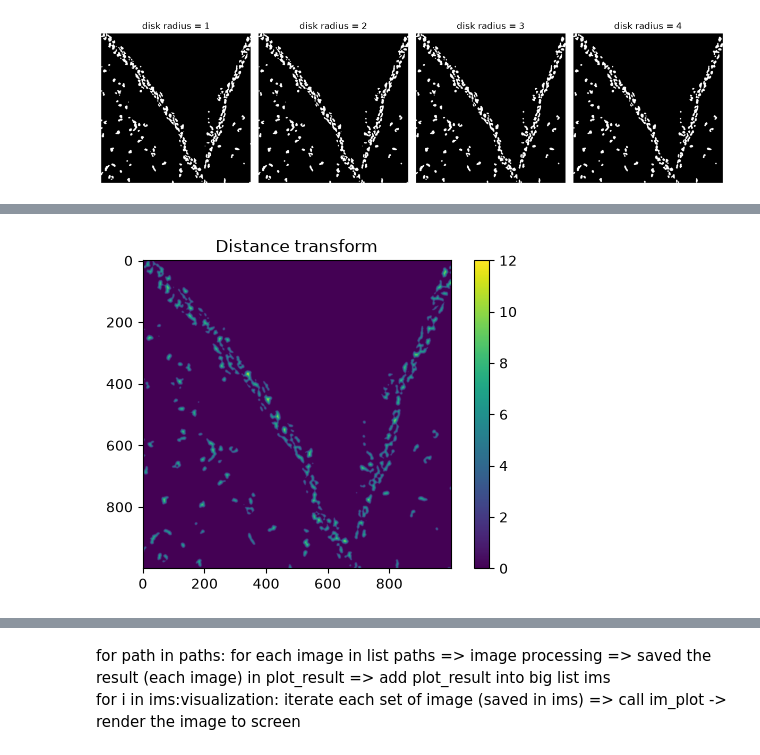
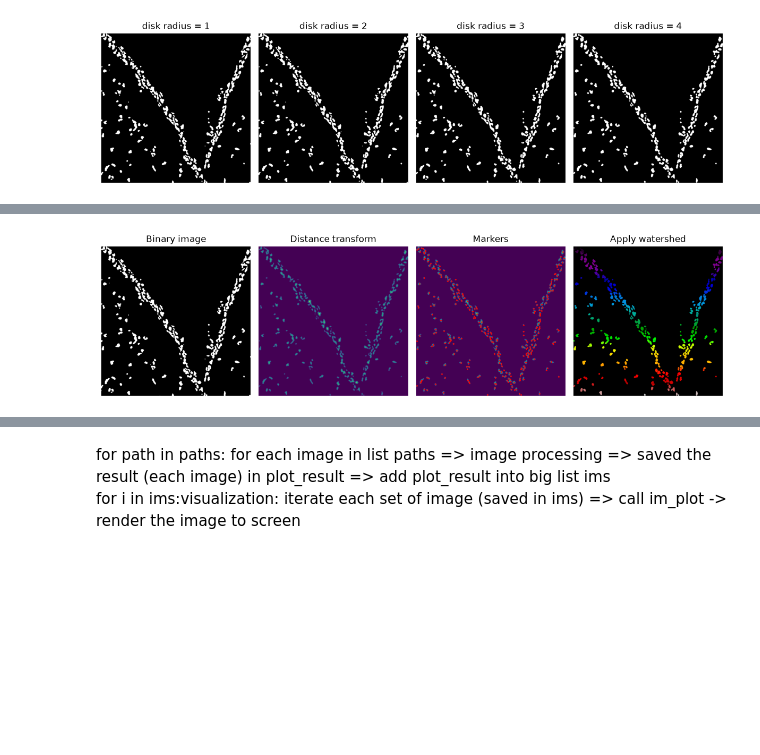
Before and after one commit to nguyennham19001/ISS-sequencing-analysis, a Jupyter notebook: src/iss_decoding/analysis.ipynb, the cells around one changed output, grey strips where cells are left out. Drawn from its saved outputs; the diff is of its cells as text; code cells hidden in the pictures; blank space fills up the shorter version.

Commit message:
clean code and rearrange the saving directory - separate cells. Add markdown for image processing. Filter the nuclei by size.

```diff
--- a/src/iss_decoding/analysis.ipynb
+++ b/src/iss_decoding/analysis.ipynb
@@ -195,6 +198,9 @@ for i, ax in enumerate(axes.flatten()):
     ax.axis('off')
 plt.tight_layout()
 plt.show()
+
+## Choose radius  = 4 for next step
+image_opened = list_image_opened[3]
 # %% [output]
 [figure]
 [figure]
@@ -204,66 +211,32 @@ plt.show()
 # %%
+# Manual watershed
 
-#manual watershed
+## Distance transform
+distance = ndimage.distance_transform_edt(image_opened) #syntax
 
-#distance transform
-distance = ndi.distance_transform_edt(binary_image_triangle) #syntax
-
-plt.figure(figsize=(6,4))
-plt.imshow(distance, cmap='viridis') #show color: low value -> lila, intermediate -> grun, high value -> gelb
-plt.title('Distance transform')
-plt.colorbar()
-plt.show()
-
-#find local maxima
-coords = peak_local_max(distance, min_distance=10, labels=binary_image_triangle)
-
-mask = np.zeros(distance.shape, dtype=bool)
-mask[tuple(coords.T)] = True
+## Find local maxima
+coords = peak_local_max(distance, min_distance= 5, labels=image_opened)
+mask = np.zeros(distance.shape, dtype=bool) #Ask claude
+mask[tuple(coords.T)] = True #Ask claude
 markers, num_markers = ndimage.label(mask)
-
 print(f"Number of markers: {num_markers}")
 
-# show markers
-plt.figure(figsize=(6,4))
-plt.imshow(distance, cmap='viridis')
-plt.plot(coords[:, 1], coords[:, 0], 'r.', markersize=5)  # size of red points
-plt.title(f'Markers found: {num_markers}')
-plt.show()
-
-#Watershed
-labels = watershed(-distance, markers=markers, mask=binary_image_triangle, watershed_line=True)
-
+## Watershed
+image_watershed = watershed(-distance, markers=markers, mask=image_opened, watershed_line=True)
 print(f"Number of object after watershed: {labels.max()}")
 
-plt.figure(figsize=(8,4))
-plt.imshow(labels, cmap='nipy_spectral')
-plt.title(f'Watershed result - {labels.max()} objects')
+## Plotting
+images = [binary_image_triangle, distance, distance, image_watershed]
+cmaps = ['gray','viridis', 'viridis', 'nipy_spectral']
+titles = ['Binary image', 'Distance transform', 'Markers', 'Apply watershed']
+
+fig,axes = plt.subplots(1,4, figsize = (12,8))
+for i, ax in enumerate(axes):
+    ax.imshow(images[i], cmap = cmaps[i])
+    ax.set_title(titles[i])
+    ax.axis("off")
+
+axes[2].plot(coords[:,1], coords[:,0],'r.', markersize =2)
+plt.tight_layout()
 plt.show()
-
-#Automated watershed
-labels_automated = watershed(-distance, markers=None, mask=binary_image_triangle, watershed_line=True)
-print(f"Number of object after watershed: {labels_automated.max()}")
-plt.figure(figsize=(8,4))
-plt.imshow(labels_automated, cmap='nipy_spectral')
-plt.title(f'Automated result - {labels_automated.max()} objects')
-plt.show()
-
-
-from skimage.measure import regionprops_table
-import pandas as pd
-import numpy as np
-
-# labels: labeled image after watershed, background = 0)
-props = regionprops_table(labels_automated, properties=('label', 'centroid', 'area'))
-
-df = pd.DataFrame(props)
-df = df.rename(columns={'centroid-0': 'y', 'centroid-1': 'x'})
-
-
-print(df.head())
-# save file
-df.to_csv('nuclei_coordinates.csv', index=False)
-print(len(df))
-print(df.shape)
-print(labels.max())
 # %% [output]
@@ -270 +245 @@ print(labels.max())
-[figure, old version]
+[figure, new version]
```
Also changed, not shown: parts of 31 cells of this notebook.
